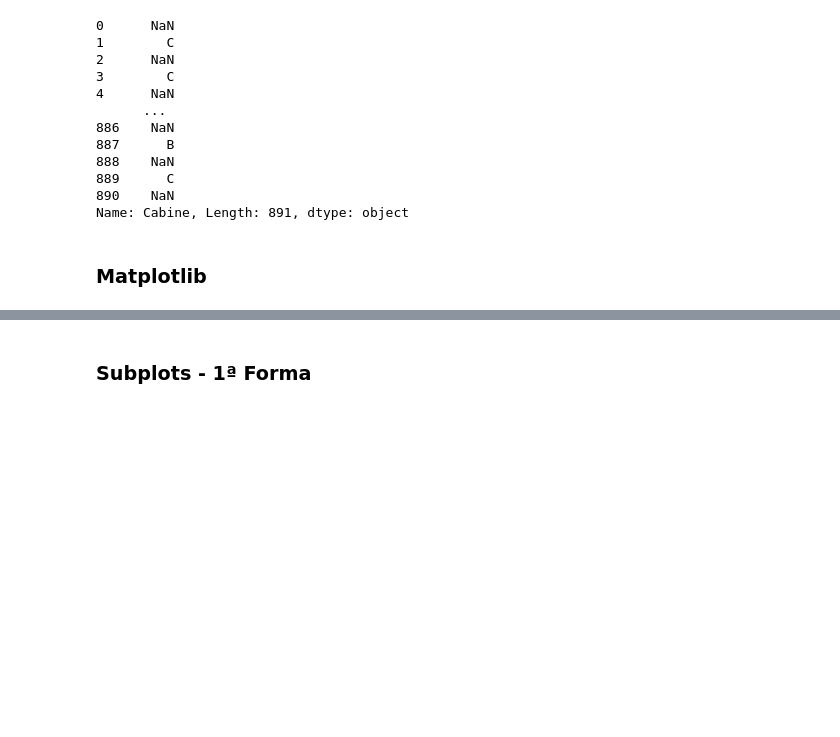
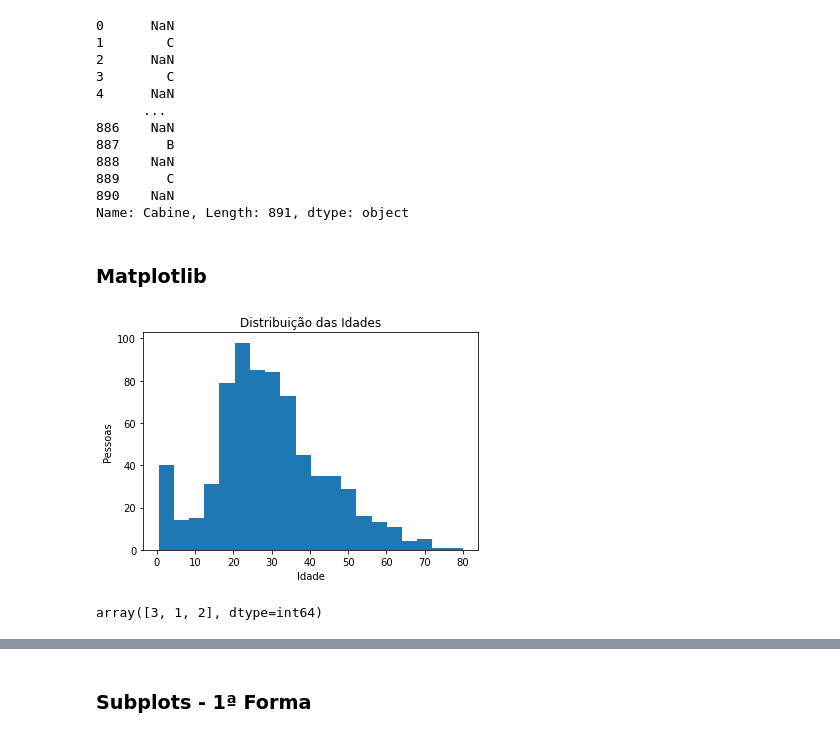
Before and after one commit to lucasabrantes1/studySpace, a Jupyter notebook: Udemy/DataScienceeMachineLearningcomEstatísticaePython/05 - Visualizacao de Dados/Visualização de Dados - Vazio.ipynb, the cells around one changed output, grey strips where cells are left out. Cells and saved outputs as stored; diff of their text form; code cells hidden in the pictures; blank space fills up the shorter version.

```diff
--- a/Udemy/DataScienceeMachineLearningcomEstatísticaePython/05 - Visualizacao de Dados/Visualização de Dados - Vazio.ipynb
+++ b/Udemy/DataScienceeMachineLearningcomEstatísticaePython/05 - Visualizacao de Dados/Visualização de Dados - Vazio.ipynb
@@ -38,0 +42,12 @@ Name: Cabine, Length: 891, dtype: object
+# %%
+plt.hist(data['Idade'].dropna(), bins=20)
+plt.title('Distribuição das Idades')
+plt.ylabel('Pessoas')
+plt.xlabel('Idade')
+plt.show() # mostra o histograma
+# %% [output]
+[figure, added]
+# %%
+data['Classe'].unique()
+# %% [output]
+array([3, 1, 2], dtype=int64)
```
Also changed, not shown: parts of 3 cells of this notebook.
